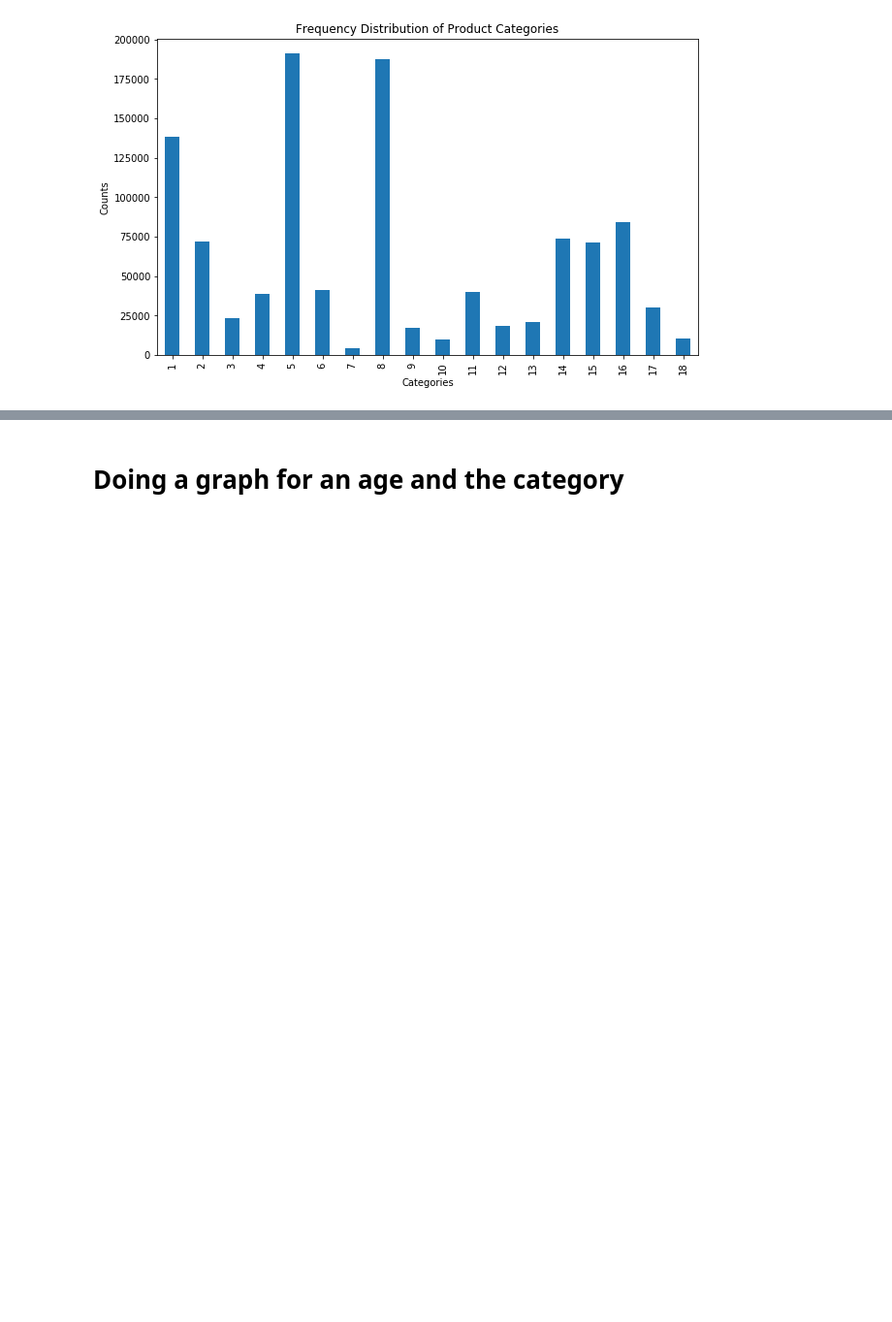
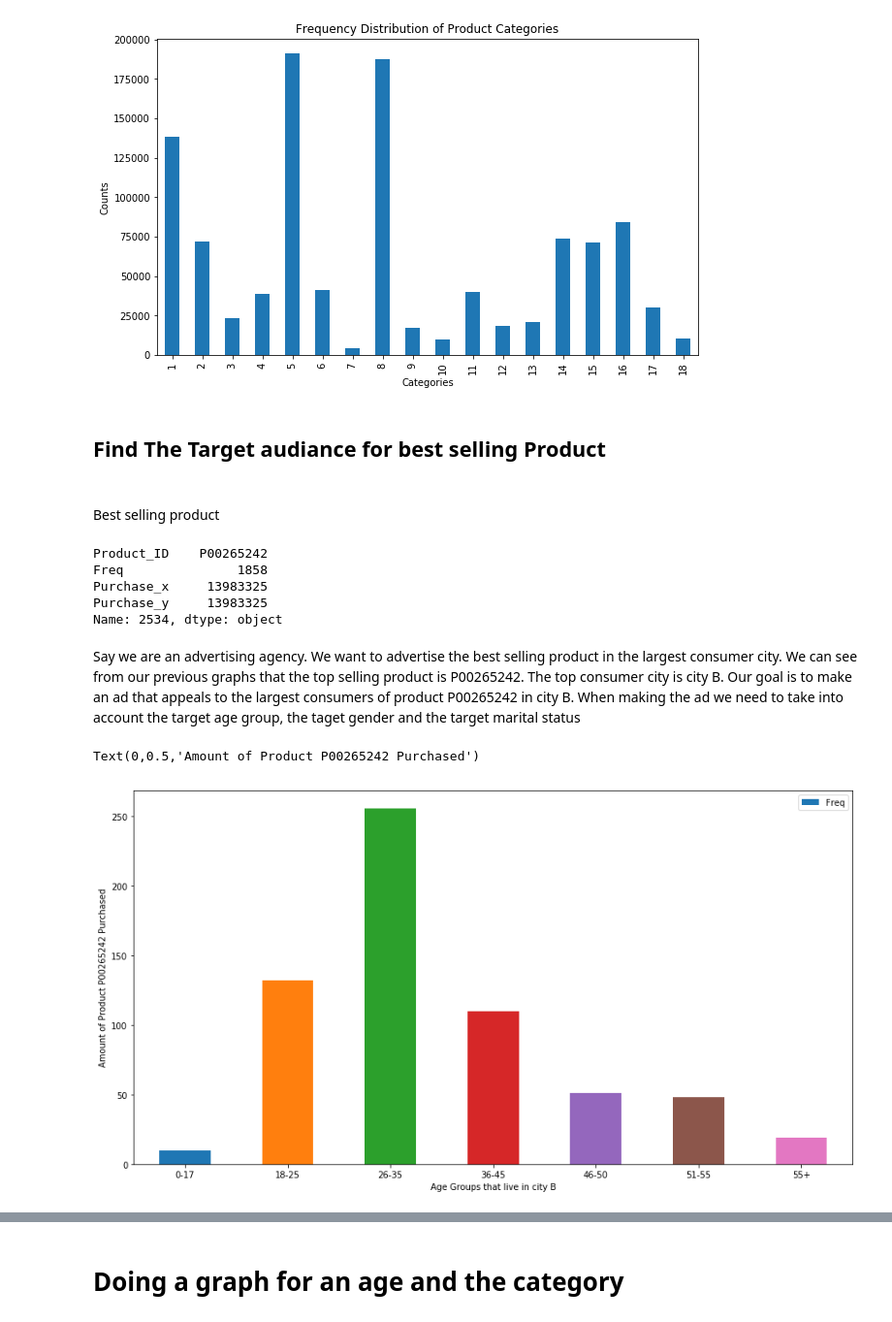
Before and after one commit to mtruon11/Black-Friday-Analysis, a Jupyter notebook: Black-Friday-Analysis.ipynb, the cells around one changed output, grey strips where cells are left out. Shown at 97% size. Saved outputs shown, nothing was run; the diff lists cells and outputs as text; code cells hidden in the pictures; blank space fills up the shorter version.

Commit message:
Found target audiance for best selling product

```diff
--- a/Black-Friday-Analysis.ipynb
+++ b/Black-Friday-Analysis.ipynb
@@ -300,3 +299,38 @@ ax.set_ylabel("Counts")
 # %% [output]
 Text(0,0.5,'Counts')
 [figure]
+# %% [markdown]
+<h2> Find The Target audiance for best selling Product<h2>
+# %% [markdown]
+Best selling product
+# %%
+freq_purchase.loc[freq_purchase['Freq'].idxmax()]
+# %% [output]
+Product_ID    P00265242
+Freq               1858
+Purchase_x     13983325
+Purchase_y     13983325
+Name: 2534, dtype: object
+# %% [markdown]
+Say we are an advertising agency. We want to advertise the best selling product in the
+largest consumer city. We can see from our previous graphs that the top selling
+product is P00265242. The top consumer city is city B.
+Our goal is to make an ad that appeals to the largest consumers of product P00265242 in city B.
+When making the ad we need to take into account the target age group, the taget gender and the target marital status
+# %%
+#Highest spending city
+city_B = blackfriday.loc[blackfriday["City_Category"] == "B"]
+#Most sold product
+city_B_best_seller = city_B.loc[city_B['Product_ID']=='P00265242']
+#city_b_cat_5 = pd.merge(city_A,catagory_5, on='Product_ID', how='inner')
+freq_purchase =  city_B_best_seller.groupby(['Age']).Product_ID.count().to_frame()
+freq_purchase['Freq'] = freq_purchase.Product_ID #create a new column named "Freq"
+freq_purchase = freq_purchase.drop(columns=['Product_ID'], axis=1)
+freq_purchase.reset_index(level=0, inplace=True)
+ax = freq_purchase.plot.bar(x='Age', y='Freq', rot=0)
+ax.figure.set_size_inches(15, 8)
+plt.xlabel("Age Groups that live in city B")
+plt.ylabel("Amount of Product P00265242 Purchased")
+# %% [output]
+Text(0,0.5,'Amount of Product P00265242 Purchased')
+[figure, added]
```
Also changed, not shown: parts of 7 cells of this notebook.
